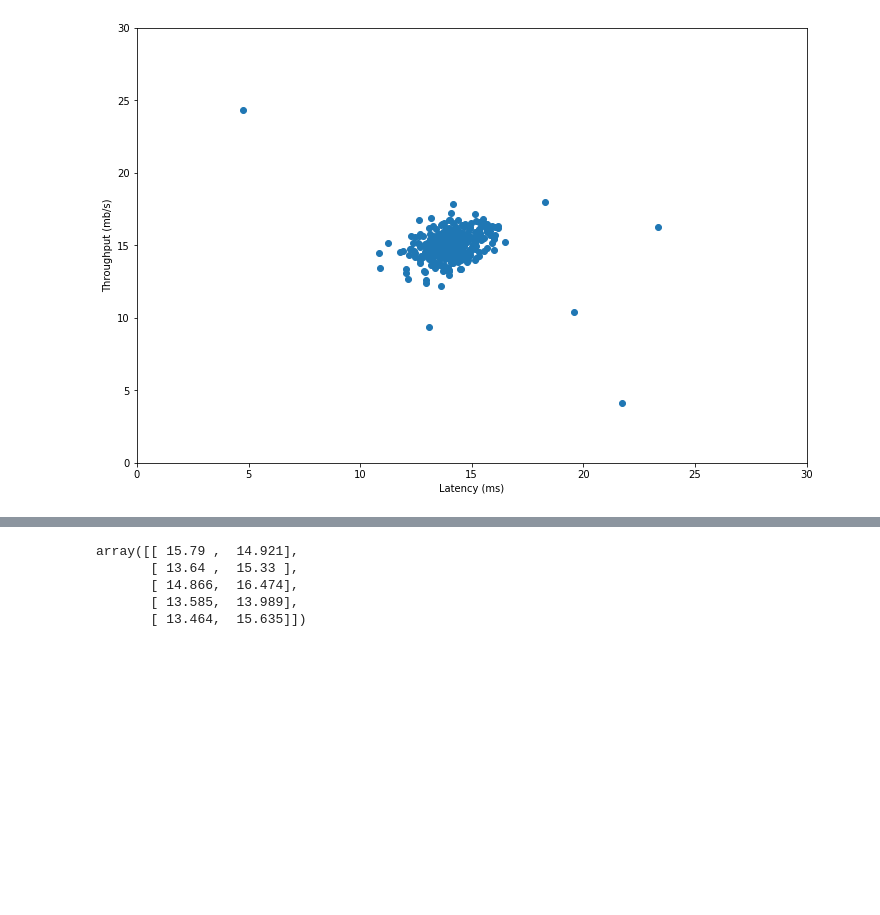
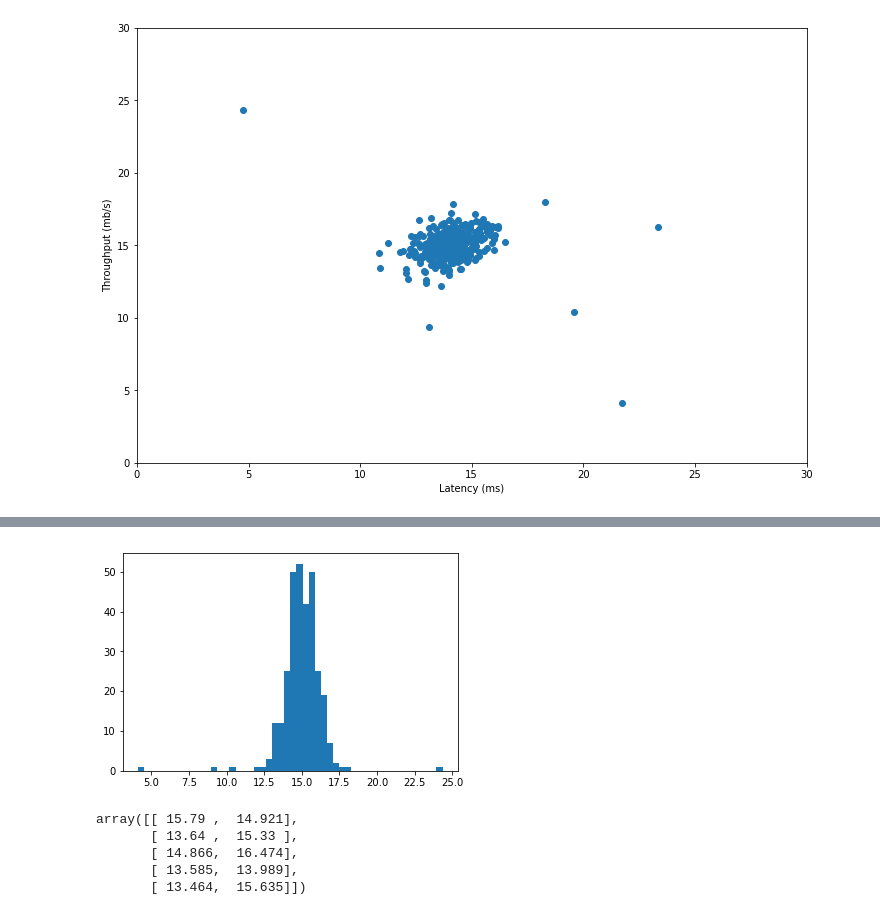
Before and after one commit to msznajder/machine_learning_in_python, a Jupyter notebook: 08_anomaly_detection.ipynb, the cells around one changed output, grey strips where cells are left out. Saved outputs shown, nothing was run; the diff lists cells and outputs as text; code cells hidden in the pictures; blank space fills up the shorter version.

```diff
--- a/08_anomaly_detection.ipynb
+++ b/08_anomaly_detection.ipynb
@@ -33,3 +39,7 @@ axes.set_ylabel("Throughput (mb/s)")
+# %%
+plt.hist(data1_X[:, 1], bins=50);
+# %% [output]
+[figure, added]
 # %%
 data1_Xval = np.loadtxt("datasets/ex8data1_Xval.txt", delimiter=",")
 # %%
```
Also changed, not shown: parts of 11 cells of this notebook.
